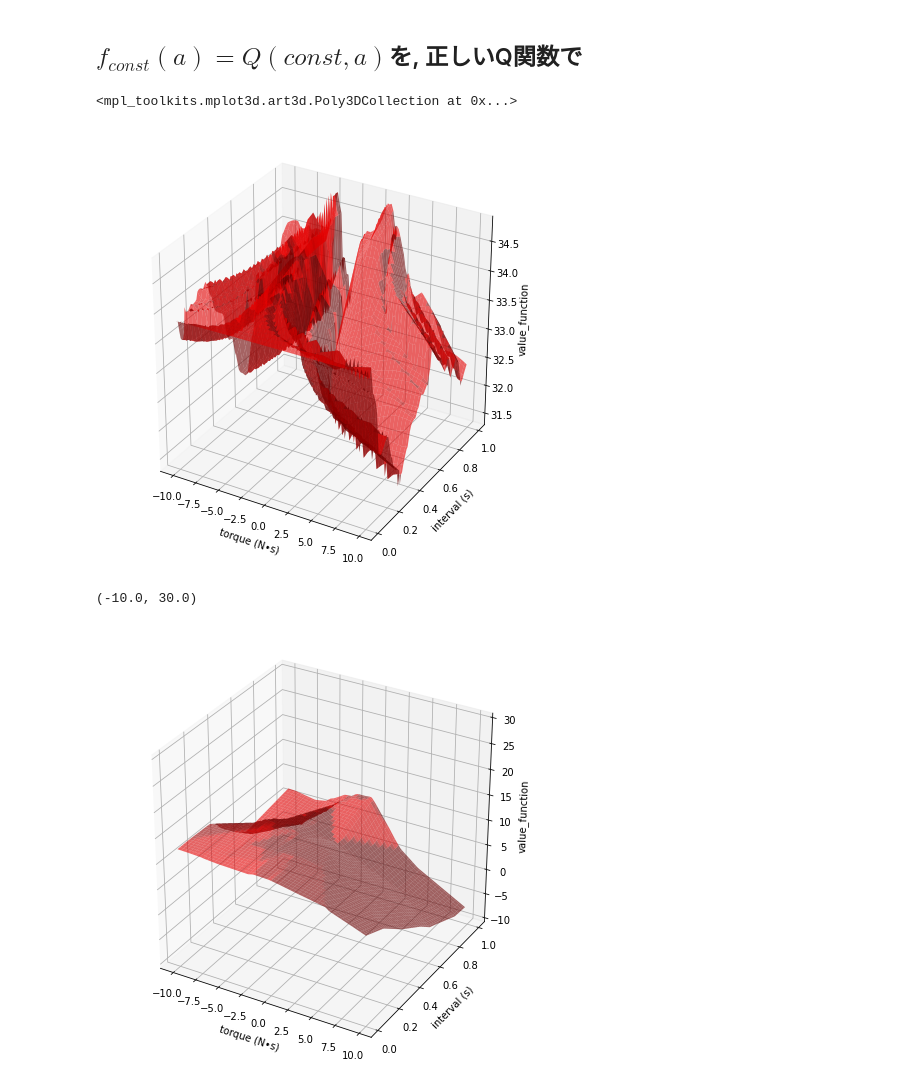
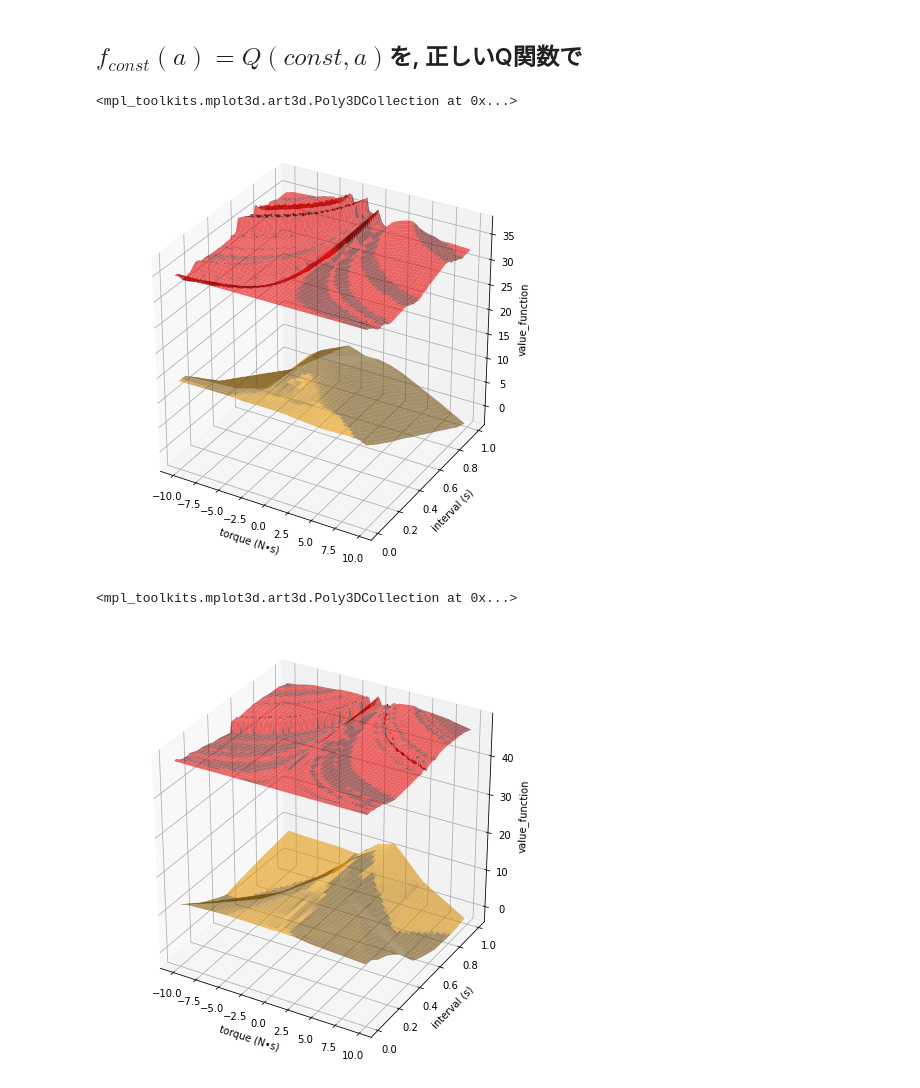
Before and after one commit to ibuki1024/eventDDPG, a Jupyter notebook: notebook/self_trigger/critic_approximation.ipynb, the cells around one changed output. Drawn from its saved outputs; the diff is of its cells as text; code cells hidden in the pictures.

```diff
--- a/notebook/self_trigger/critic_approximation.ipynb
+++ b/notebook/self_trigger/critic_approximation.ipynb
@@ -448,7 +448,7 @@ plt.legend()
 # 正しいQ関数を求める
 ## $Q(s,a) = r(s,a) + \gamma V(s^{\prime})$
 # %%
-a.actor.load_weights('./saved_agent/learned_self_clipped2_actor.h5')
+a.actor.load_weights('./saved_agent/learned_self_clipped4_actor.h5')
 # %%
 %matplotlib inline
 taus = np.linspace(0.01,1.0,100)
@@ -463,15 +463,12 @@ for i, inp in enumerate(inputs):
     fl = []
     for tau in taus:
         action = np.array([inp, tau])
-        a.critic.load_weights('./saved_agent/learned_self_clipped2_critic_supervised.h5') # value function計算用
+        a.critic.load_weights('./saved_agent/learned_self_clipped4_critic_supervised.h5') # value function計算用
         fq.append(learned_Q(state, action, a, env))
-        #a.critic.load_weights('./saved_agent/learned_self_clipped_critic_supervised_dist.h5')
-        #fs.append(value_for_one_state(action, a, state=state))
-        a.critic.load_weights('./saved_agent/learned_self_clipped2_critic.h5')
+        a.critic.load_weights('./saved_agent/learned_self_clipped4_critic.h5')
         fl.append(value_for_one_state(action, a, state=state))
     plt.plot(taus, fq, label='recurrence_formula')
     plt.plot(taus, fl, label='RL_critic')
-    #plt.plot(taus, fs, label='supervised_critic')
     plt.title(f'value_for_tau_at_input: {inp}')
     plt.legend()
 plt.show()
@@ -503,7 +494,7 @@ const_state_Q_supervised = []
 comparison = []
 const_state_Q_recurrence = []
 
-const_state = np.array([1., 0.1])
+const_state = np.array([0.0, 0.0])
 
 a.critic.load_weights('./saved_agent/learned_self_clipped3_critic.h5')
 for ac, t in zip(A.flatten(), T.flatten()):
@@ -538,42 +529,48 @@ ax.set_zlabel('value_function')
 ax.plot_surface(A, T, const_state_Q_recurrence, alpha=0.6, label='recurrence_formula', color='red')
 #ax.plot_surface(A, T, const_state_Q_supervised, alpha=0.6, label='supervised_critic_dist', color='cyan')
 #ax.plot_surface(A, T, comparison, alpha=0.6, label='supervised_critic_episodic', color='magenta')
-#ax.plot_surface(A, T, const_state_Q, alpha=0.6, label='RL_learned_critic', color='orange')
+ax.plot_surface(A, T, const_state_Q, alpha=0.6, label='RL_learned_critic', color='orange')
 #plt.legend()
 # %% [output]
 <mpl_toolkits.mplot3d.art3d.Poly3DCollection at 0x...>
-[figure, old version]
+[figure, new version]
 # %%
 action = np.arange(-10., 10., 0.2)            # x軸を作成
 tau = np.arange(0.01, 1., 0.0099)            # y軸を作成
 A, T = np.meshgrid(action, tau)             # x軸とy軸からグリッドデータを作成
 
 const_state_Q = []
+const_state_Q_recurrence = []
 
-const_state = np.array([1., 0.1])
+const_state = np.array([0.0, 0.0])
 
 a.critic.load_weights('./saved_agent/learned_self_clipped4_critic.h5')
 for ac, t in zip(A.flatten(), T.flatten()):
     action = np.array([ac, t])
     const_state_Q.append(value_for_one_state(action, a, const_state))
 
+a.critic.load_weights('./saved_agent/learned_self_clipped4_critic_supervised.h5')
+for ac, t in zip(A.flatten(), T.flatten()):
+    action = np.array([ac, t])
+    const_state_Q_recurrence.append(learned_Q(const_state, action, a, env))
 
-const_state_Q = np.array(const_state_Q).reshape(100, 100)
+
+const_state_Q, const_state_Q_recurrence = np.array(const_state_Q).reshape(100, 100), np.array(const_state_Q_recurrence).reshape(100, 100)
 # %%
 %matplotlib inline
 #%matplotlib notebook
 
 
 fig = plt.figure(figsize=(6,6))
 ax = Axes3D(fig)
 ax.set_xlabel('torque (N•s)')
 ax.set_ylabel('interval (s)')
 ax.set_zlabel('value_function')
 
-ax.plot_surface(A, T, const_state_Q, alpha=0.6, color='red')
-ax.set_zlim(-10, 30)
+ax.plot_surface(A, T, const_state_Q, alpha=0.6, color='orange')
+ax.plot_surface(A, T, const_state_Q_recurrence, alpha=0.6, label='recurrence_formula', color='red')
 
 #plt.legend()
 # %% [output]
-(-10.0, 30.0)
+<mpl_toolkits.mplot3d.art3d.Poly3DCollection at 0x...>
-[figure, old version]
+[figure, new version]
```
Also changed, not shown: parts of 2 cells of this notebook.
